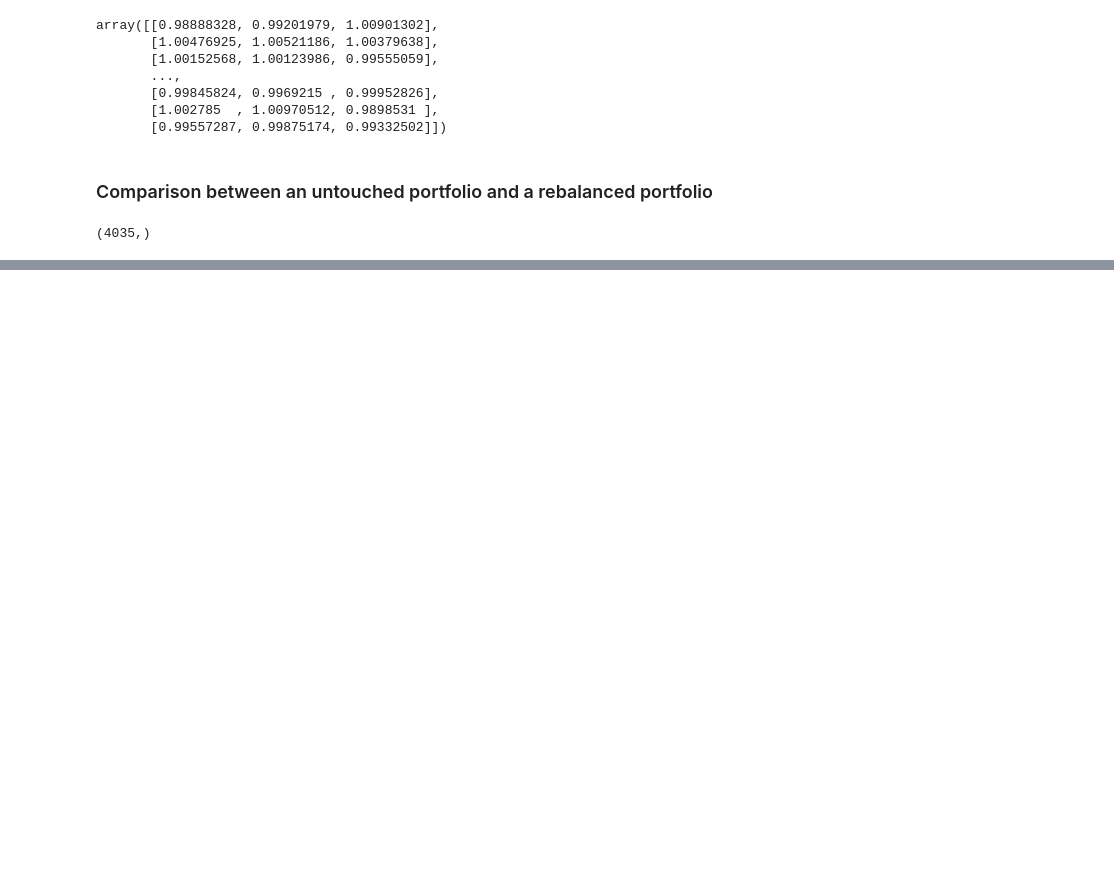
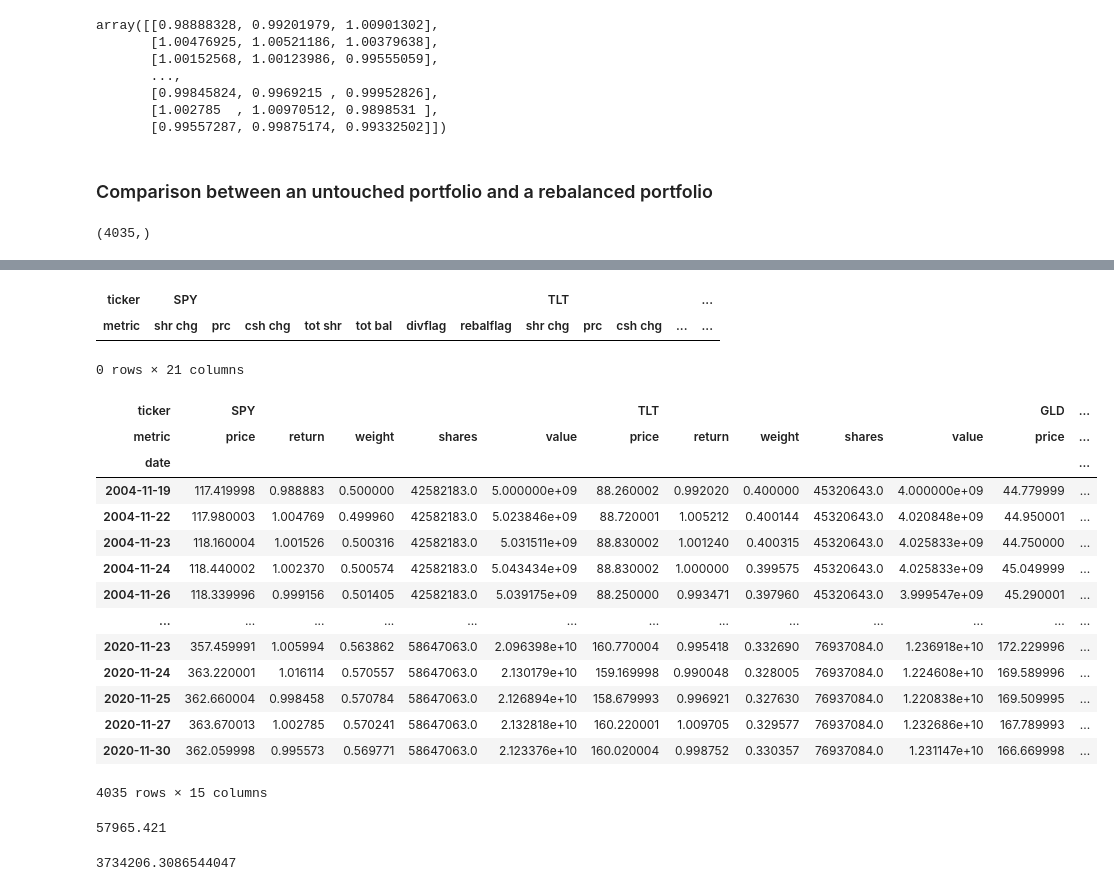
Before and after one commit to ningtong88/Capstone_TDAmeritrade, a Jupyter notebook: TDAmeritrade Cash Based Portfolio Rebalancing.ipynb, the cells around one changed output, grey strips where cells are left out. Cells and saved outputs as stored; diff of their text form; code cells hidden in the pictures; blank space fills up the shorter version.

```diff
--- a/TDAmeritrade Cash Based Portfolio Rebalancing.ipynb
+++ b/TDAmeritrade Cash Based Portfolio Rebalancing.ipynb
@@ -459,0 +622,32 @@ df_port_ret
+# %%
+df_trades[df_trades.TLT.rebalflag == 1]
+# %% [output]
+| ticker | SPY |  |  |  |  |  |  | TLT |  |  |  | ... |
+| metric | shr chg | prc | csh chg | tot shr | tot bal | divflag | rebalflag | shr chg | prc | csh chg | ... | ... |
+0 rows × 21 columns
+# %%
+portfolio_detail
+# %% [output]
+| ticker | SPY |  |  |  |  | TLT |  |  |  |  | GLD | ... |
+| metric | price | return | weight | shares | value | price | return | weight | shares | value | price | ... |
+| date |  |  |  |  |  |  |  |  |  |  |  | ... |
+| 2004-11-19 | 117.419998 | 0.988883 | 0.500000 | 42582183.0 | 5.000000e+09 | 88.260002 | 0.992020 | 0.400000 | 45320643.0 | 4.000000e+09 | 44.779999 | ... |
+| 2004-11-22 | 117.980003 | 1.004769 | 0.499960 | 42582183.0 | 5.023846e+09 | 88.720001 | 1.005212 | 0.400144 | 45320643.0 | 4.020848e+09 | 44.950001 | ... |
+| 2004-11-23 | 118.160004 | 1.001526 | 0.500316 | 42582183.0 | 5.031511e+09 | 88.830002 | 1.001240 | 0.400315 | 45320643.0 | 4.025833e+09 | 44.750000 | ... |
+| 2004-11-24 | 118.440002 | 1.002370 | 0.500574 | 42582183.0 | 5.043434e+09 | 88.830002 | 1.000000 | 0.399575 | 45320643.0 | 4.025833e+09 | 45.049999 | ... |
+| 2004-11-26 | 118.339996 | 0.999156 | 0.501405 | 42582183.0 | 5.039175e+09 | 88.250000 | 0.993471 | 0.397960 | 45320643.0 | 3.999547e+09 | 45.290001 | ... |
+| ... | ... | ... | ... | ... | ... | ... | ... | ... | ... | ... | ... | ... |
+| 2020-11-23 | 357.459991 | 1.005994 | 0.563862 | 58647063.0 | 2.096398e+10 | 160.770004 | 0.995418 | 0.332690 | 76937084.0 | 1.236918e+10 | 172.229996 | ... |
+| 2020-11-24 | 363.220001 | 1.016114 | 0.570557 | 58647063.0 | 2.130179e+10 | 159.169998 | 0.990048 | 0.328005 | 76937084.0 | 1.224608e+10 | 169.589996 | ... |
+| 2020-11-25 | 362.660004 | 0.998458 | 0.570784 | 58647063.0 | 2.126894e+10 | 158.679993 | 0.996921 | 0.327630 | 76937084.0 | 1.220838e+10 | 169.509995 | ... |
+| 2020-11-27 | 363.670013 | 1.002785 | 0.570241 | 58647063.0 | 2.132818e+10 | 160.220001 | 1.009705 | 0.329577 | 76937084.0 | 1.232686e+10 | 167.789993 | ... |
+| 2020-11-30 | 362.059998 | 0.995573 | 0.569771 | 58647063.0 | 2.123376e+10 | 160.020004 | 0.998752 | 0.330357 | 76937084.0 | 1.231147e+10 | 166.669998 | ... |
+4035 rows × 15 columns
+# %%
+15666.33*3.7
+# %% [output]
+57965.421
+# %%
+portfolio_sum.total_value[-1]+15666.33*3.72/2
+# %% [output]
+3734206.3086544047
```
Also changed, not shown: parts of 38 cells of this notebook, 1 other file.
